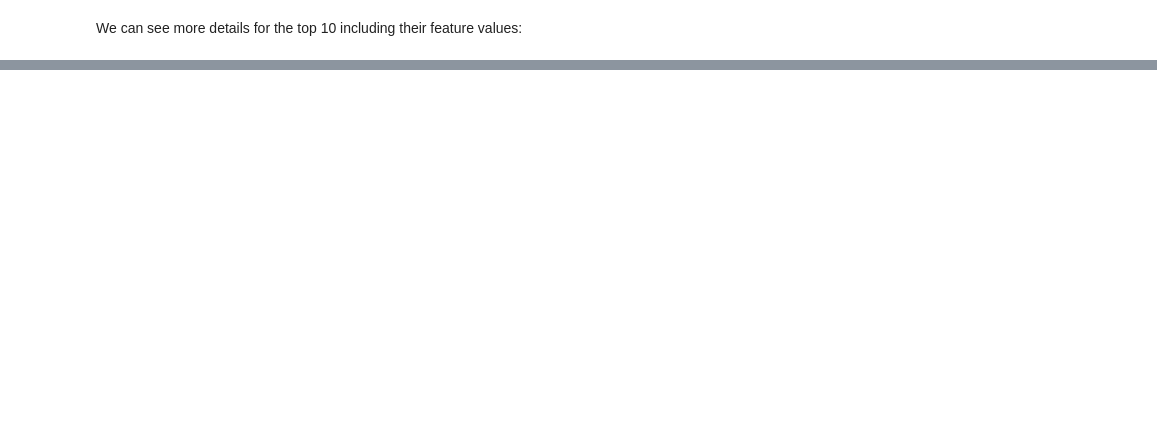
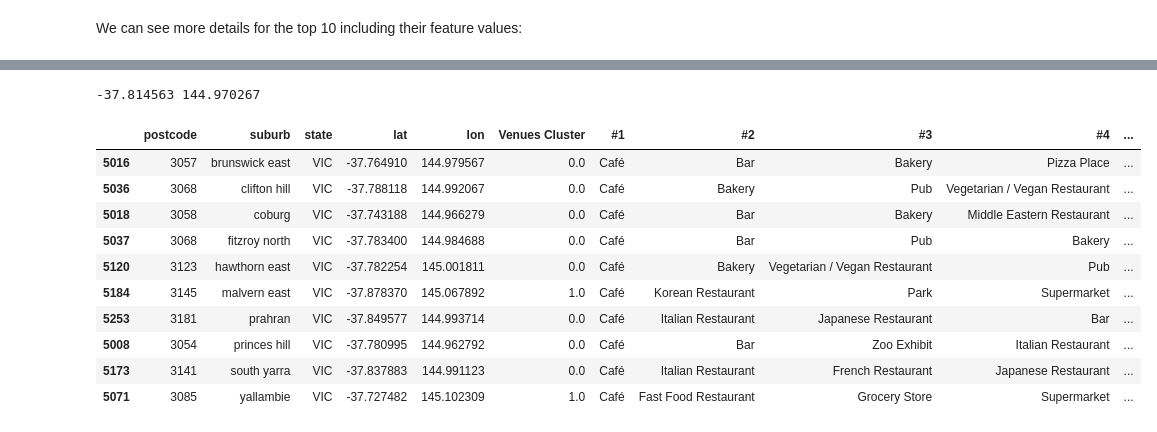
Before and after one commit to DataistDogma/Coursera_Capstone, a Jupyter notebook: Capstone Final.ipynb, the cells around one changed output, grey strips where cells are left out. Cells and saved outputs as stored; diff of their text form; code cells hidden in the pictures; blank space fills up the shorter version.

```diff
--- a/Capstone Final.ipynb
+++ b/Capstone Final.ipynb
@@ -598,0 +615,22 @@ detailed_results
+# %%
+latitude=-37.814563
+longitude=144.970267
+print(latitude,longitude)
+# %% [output]
+-37.814563 144.970267
+# %%
+detailed_results = df_melbourne_merged[df_melbourne_merged['suburb'].isin(results.index)]
+# %%
+detailed_results
+# %% [output]
+|  | postcode | suburb | state | lat | lon | Venues Cluster | #1 | #2 | #3 | #4 | ... |
+| 5016 | 3057 | brunswick east | VIC | -37.764910 | 144.979567 | 0.0 | Café | Bar | Bakery | Pizza Place | ... |
+| 5036 | 3068 | clifton hill | VIC | -37.788118 | 144.992067 | 0.0 | Café | Bakery | Pub | Vegetarian / Vegan Restaurant | ... |
+| 5018 | 3058 | coburg | VIC | -37.743188 | 144.966279 | 0.0 | Café | Bar | Bakery | Middle Eastern Restaurant | ... |
+| 5037 | 3068 | fitzroy north | VIC | -37.783400 | 144.984688 | 0.0 | Café | Bar | Pub | Bakery | ... |
+| 5120 | 3123 | hawthorn east | VIC | -37.782254 | 145.001811 | 0.0 | Café | Bakery | Vegetarian / Vegan Restaurant | Pub | ... |
+| 5184 | 3145 | malvern east | VIC | -37.878370 | 145.067892 | 1.0 | Café | Korean Restaurant | Park | Supermarket | ... |
+| 5253 | 3181 | prahran | VIC | -37.849577 | 144.993714 | 0.0 | Café | Italian Restaurant | Japanese Restaurant | Bar | ... |
+| 5008 | 3054 | princes hill | VIC | -37.780995 | 144.962792 | 0.0 | Café | Bar | Zoo Exhibit | Italian Restaurant | ... |
+| 5173 | 3141 | south yarra | VIC | -37.837883 | 144.991123 | 0.0 | Café | Italian Restaurant | French Restaurant | Japanese Restaurant | ... |
+| 5071 | 3085 | yallambie | VIC | -37.727482 | 145.102309 | 1.0 | Café | Fast Food Restaurant | Grocery Store | Supermarket | ... |
```
Also changed, not shown: parts of 15 cells of this notebook.
